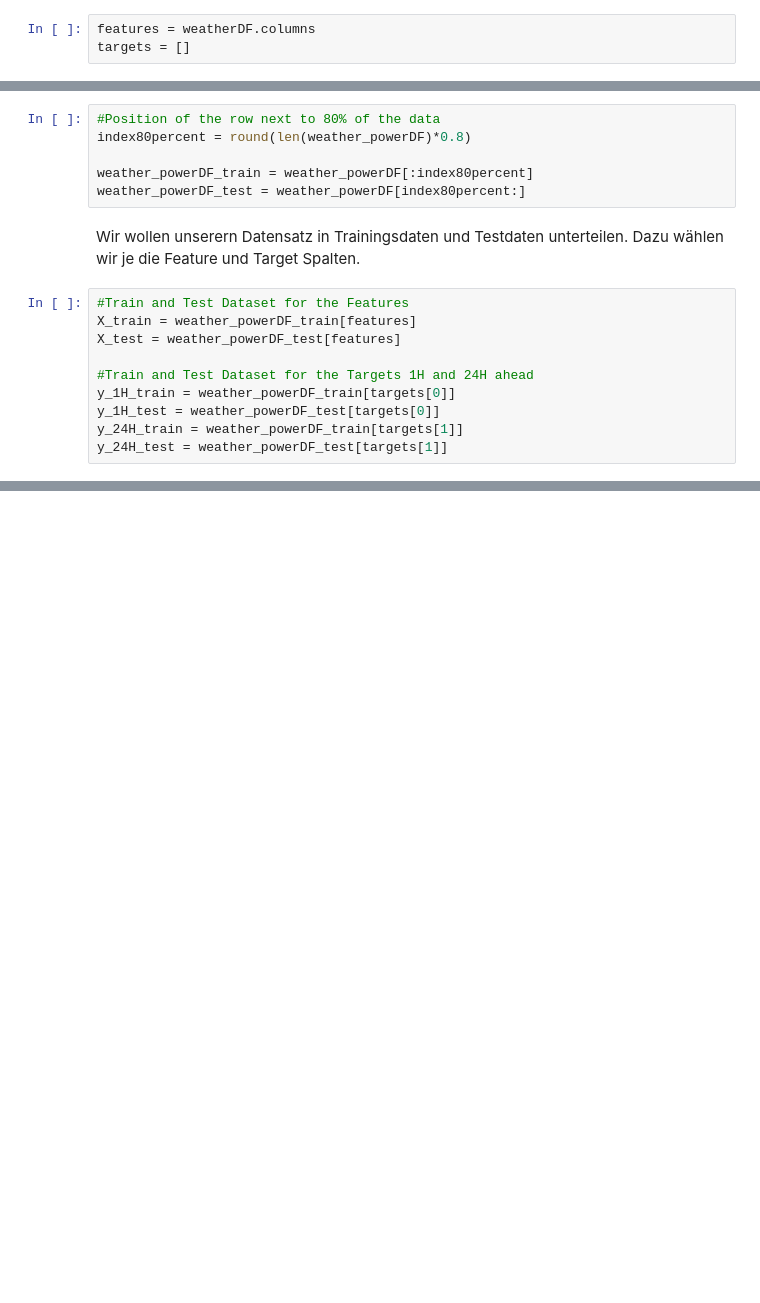
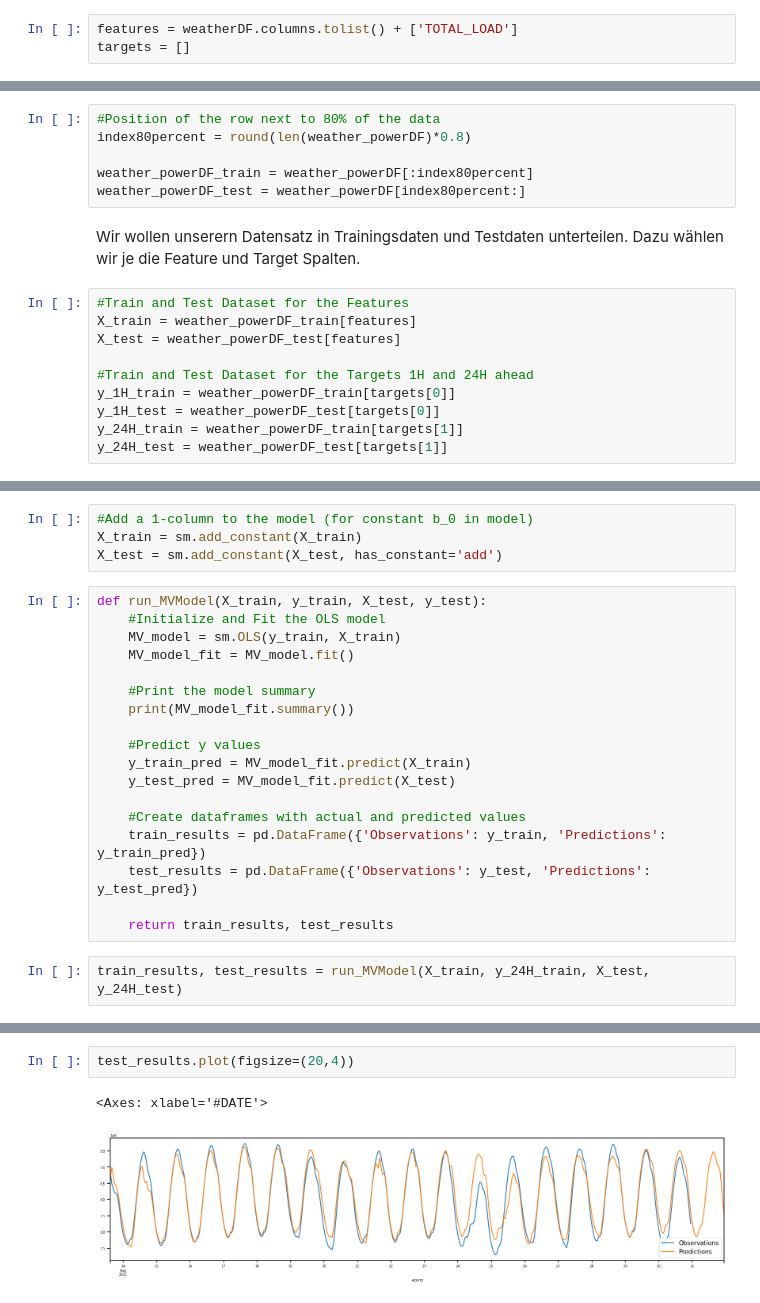
Before and after one commit to kathi-0815/ZRH_Project, a Jupyter notebook: project.ipynb, the cells around one changed output, grey strips where cells are left out. Saved outputs shown, nothing was run; the diff lists cells and outputs as text; blank space fills up the shorter version.

```diff
--- a/project.ipynb
+++ b/project.ipynb
@@ -337,7 +342,7 @@ Zudem defnieren wir eine Liste mit den Features und eine mit den Targets. Diese
 necessaryCol = powerDF.columns.difference(weatherDF.columns) #excludes duplicate columns
 weather_powerDF = pd.merge(powerDF[necessaryCol], weatherDF, on='#DATE')
 # %%
-features = weatherDF.columns
+features = weatherDF.columns.tolist() + ['TOTAL_LOAD']
 targets = []
 # %% [markdown]
 ## 2.1 Linearität
@@ -424,0 +436,24 @@ y_24H_test = weather_powerDF_test[targets[1]]
+# %%
+#Add a 1-column to the model (for constant b_0 in model)
+X_train = sm.add_constant(X_train)
+X_test = sm.add_constant(X_test, has_constant='add')
+# %%
+def run_MVModel(X_train, y_train, X_test, y_test):
+    #Initialize and Fit the OLS model
+    MV_model = sm.OLS(y_train, X_train)
+    MV_model_fit = MV_model.fit()
+
+    #Print the model summary
+    print(MV_model_fit.summary())
+
+    #Predict y values
+    y_train_pred = MV_model_fit.predict(X_train)
+    y_test_pred = MV_model_fit.predict(X_test)
+
+    #Create dataframes with actual and predicted values
+    train_results = pd.DataFrame({'Observations': y_train, 'Predictions': y_train_pred})
+    test_results = pd.DataFrame({'Observations': y_test, 'Predictions': y_test_pred})
+
+    return train_results, test_results
+# %%
+train_results, test_results = run_MVModel(X_train, y_24H_train, X_test, y_24H_test)
@@ -424,0 +478,5 @@ y_24H_test = weather_powerDF_test[targets[1]]
+# %%
+test_results.plot(figsize=(20,4))
+# %% [output]
+<Axes: xlabel='#DATE'>
+[figure, added]
```
Also changed, not shown: parts of 15 cells of this notebook.
